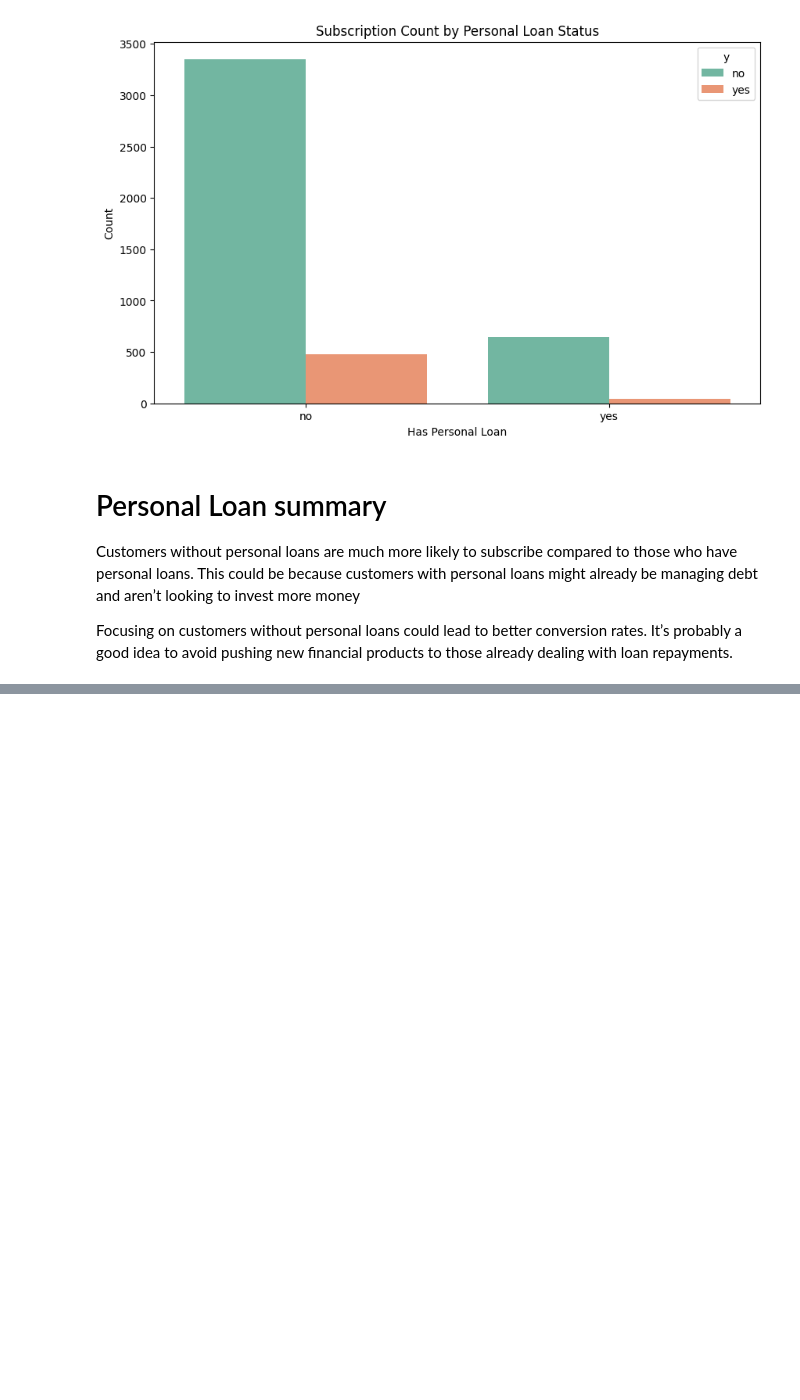
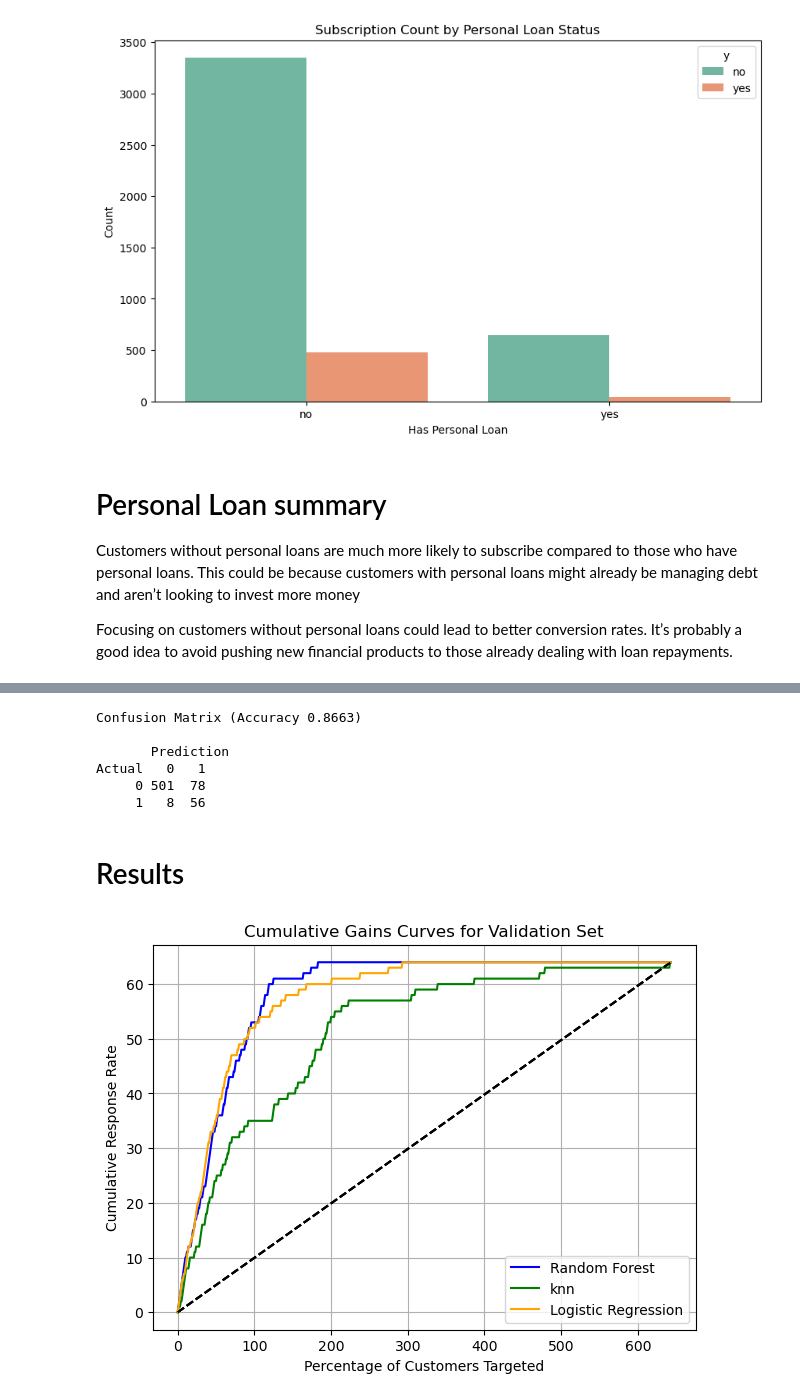
Before and after one commit to sophiaajensen/ADS505-Final-Group-Project, a Jupyter notebook: 505ProjectEDA.ipynb, the cells around one changed output, grey strips where cells are left out. Cells and saved outputs as stored; diff of their text form; code cells hidden in the pictures; blank space fills up the shorter version.

```diff
--- a/505ProjectEDA.ipynb
+++ b/505ProjectEDA.ipynb
@@ -184,0 +367,77 @@ Focusing on customers without personal loans could lead to better conversion rat
+# %%
+# Build a pipeline with scaling and logistic regression model
+pipeline = Pipeline([
+    ('scaler', StandardScaler()),
+    ('logreg', LogisticRegression(class_weight='balanced',
+                                  penalty='l2',
+                                  C=1.0,
+                                  solver='liblinear'))
+])
+
+# Fit the pipeline on the training set
+log_reg = pipeline.fit(X_train, y_train)
+
+# Predict on the validation set
+y_val_log_pred = log_reg.predict(X_val)
+
+# Confusion matrix
+classificationSummary(y_val, y_val_log_pred)
+# %% [output]
+Confusion Matrix (Accuracy 0.8663)
+
+       Prediction
+Actual   0   1
+     0 501  78
+     1   8  56
+# %% [markdown]
+# Results
+# %%
+# Plot Lift curve of all models on single plot
+from dmba import gainsChart
+# Obtain the predicted probabilities from the validation set
+rf_proba = rf.predict_proba(X_val)
+# Store the results of the random forest into a dataframe
+rf_result = pd.DataFrame({'actual': y_val,
+                          'p(0)': [p[0] for p in rf_proba],
+                          'p(1)': [p[1] for p in rf_proba],
+                          'predicted': rf.predict(X_val),
+                         })
+
+# Obtain the predicted probabilities from the validation set
+knn_proba = knn.predict_proba(X_val)
+
+# Store the results of the knn model into a dataframe
+knn_result = pd.DataFrame({'actual': y_val,
+                           'p(0)': [p[0] for p in knn_proba],
+                           'p(1)': [p[1] for p in knn_proba],
+                           'predicted': knn.predict(X_val),
+                          })
+# Obtain the predicted probabilities from the validation set
+lr_proba = log_reg.predict_proba(X_val)
+
+# Store the results of the logistic regression model into a dataframe
+lr_result = pd.DataFrame({'actual': y_val,
+                           'p(0)': [p[0] for p in lr_proba],
+                           'p(1)': [p[1] for p in lr_proba],
+                           'predicted': knn.predict(X_val),
+                          })
+
+# Sort the values in descending order
+rf_result = rf_result.sort_values(by=['p(1)'], ascending=False)
+knn_result = knn_result.sort_values(by=['p(1)'], ascending=False)
+lr_result = lr_result.sort_values(by=['p(1)'], ascending=False)
+
+# Plot the gains curve for each model
+ax1 = gainsChart(rf_result.actual, color='blue', label= 'Random Forest', figsize=[7, 5])
+gainsChart(knn_result.actual, color='green', label='knn',ax=ax1)
+gainsChart(lr_result.actual, color='orange', label='Logistic Regression', ax=ax1)
+
+# Plot formatting
+plt.title("Cumulative Gains Curves for Validation Set") # add title
+plt.xlabel("Percentage of Customers Targeted") # Label x-axis
+plt.ylabel("Cumulative Response Rate") # Label y-axis
+plt.legend() # add legend
+plt.grid() # add a grid
+plt.show() # Shows the plot
+# %% [output]
+[figure, added]
```
Also changed, not shown: parts of 32 cells of this notebook.
